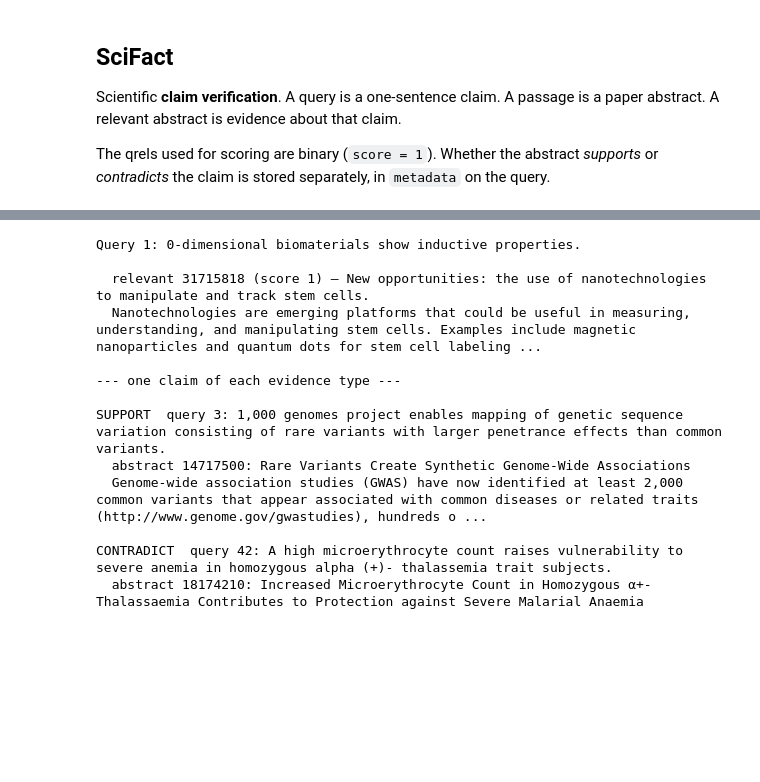
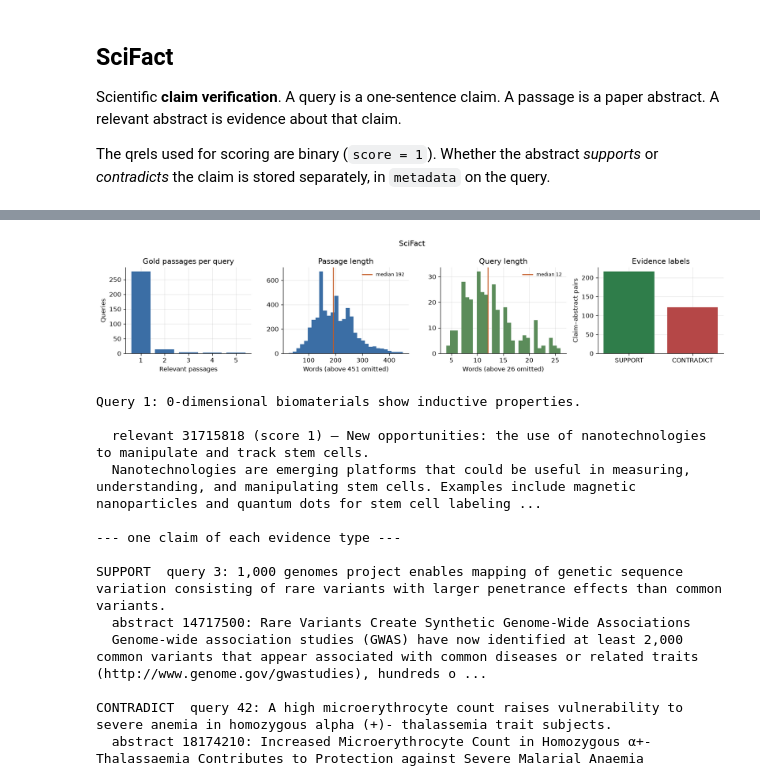
Before and after one commit to sush4nt/rag-bench, a Jupyter notebook: notebooks/explore_datasets.ipynb, the cells around one changed output, grey strips where cells are left out. Drawn from its saved outputs; the diff is of its cells as text; code cells hidden in the pictures; blank space fills up the shorter version.

Commit message:
added plots

```diff
--- a/notebooks/explore_datasets.ipynb
+++ b/notebooks/explore_datasets.ipynb
@@ -124,3 +210,13 @@ dtype: float64
+# %%
+plot_overview(
+    "SciFact",
+    scifact_qrels,
+    scifact_passage_words,
+    scifact_query_words,
+    evidence=labels,
+)
+# %% [output]
+[figure, added]
 # %%
 preview(scifact_corpus, scifact_queries, scifact_qrels, n=1)
 
```
Also changed, not shown: parts of 9 cells of this notebook.
